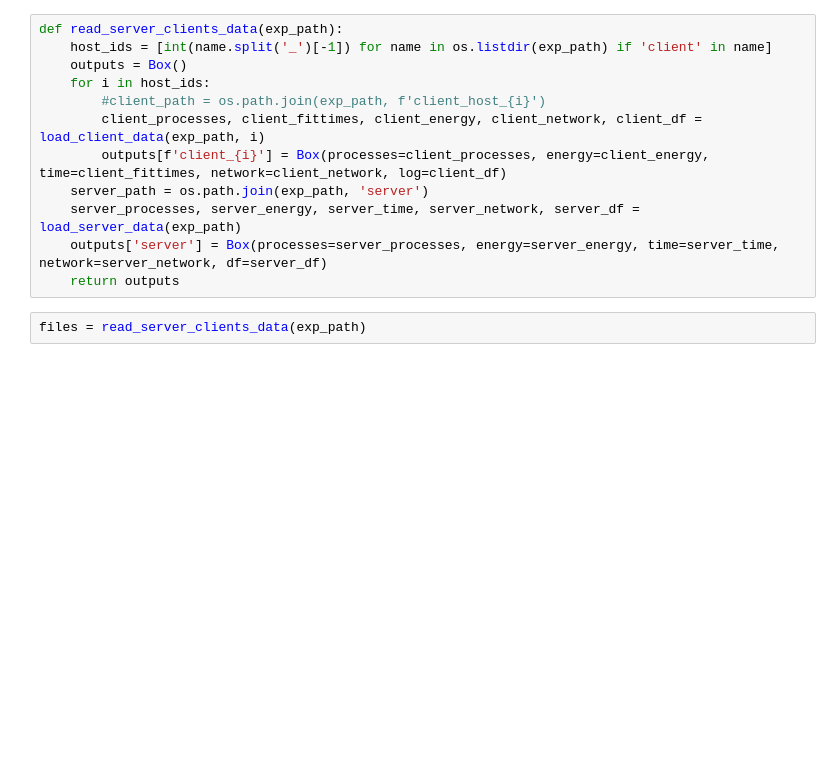
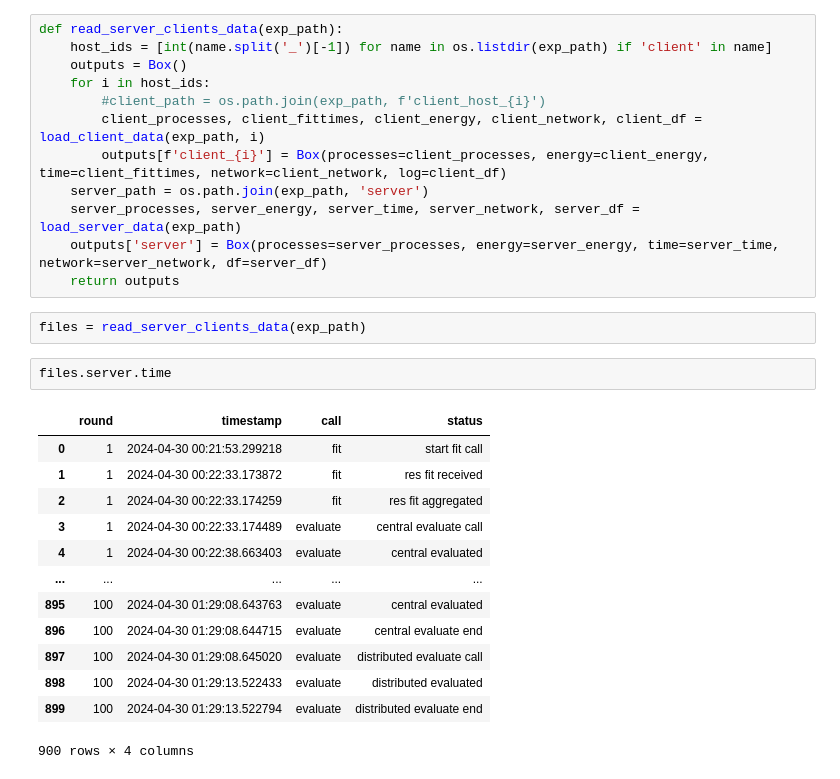
Before and after one commit to tuananhngh/FL-G5K-EnergyConsumption, a Jupyter notebook: analysis/analysis_comm.ipynb, the cells around one changed output. Saved outputs shown, nothing was run; the diff lists cells and outputs as text; blank space fills up the shorter version.

```diff
--- a/analysis/analysis_comm.ipynb
+++ b/analysis/analysis_comm.ipynb
@@ -23,3 +23,19 @@ def read_server_clients_data(exp_path):
     return outputs
 # %%
 files = read_server_clients_data(exp_path)
+# %%
+files.server.time
+# %% [output]
+|  | round | timestamp | call | status |
+| 0 | 1 | 2024-04-30 00:21:53.299218 | fit | start fit call |
+| 1 | 1 | 2024-04-30 00:22:33.173872 | fit | res fit received |
+| 2 | 1 | 2024-04-30 00:22:33.174259 | fit | res fit aggregated |
+| 3 | 1 | 2024-04-30 00:22:33.174489 | evaluate | central evaluate call |
+| 4 | 1 | 2024-04-30 00:22:38.663403 | evaluate | central evaluated |
+| ... | ... | ... | ... | ... |
+| 895 | 100 | 2024-04-30 01:29:08.643763 | evaluate | central evaluated |
+| 896 | 100 | 2024-04-30 01:29:08.644715 | evaluate | central evaluate end |
+| 897 | 100 | 2024-04-30 01:29:08.645020 | evaluate | distributed evaluate call |
+| 898 | 100 | 2024-04-30 01:29:13.522433 | evaluate | distributed evaluated |
+| 899 | 100 | 2024-04-30 01:29:13.522794 | evaluate | distributed evaluate end |
+900 rows × 4 columns
```
Also changed, not shown: parts of 5 cells of this notebook, 12 other files.
